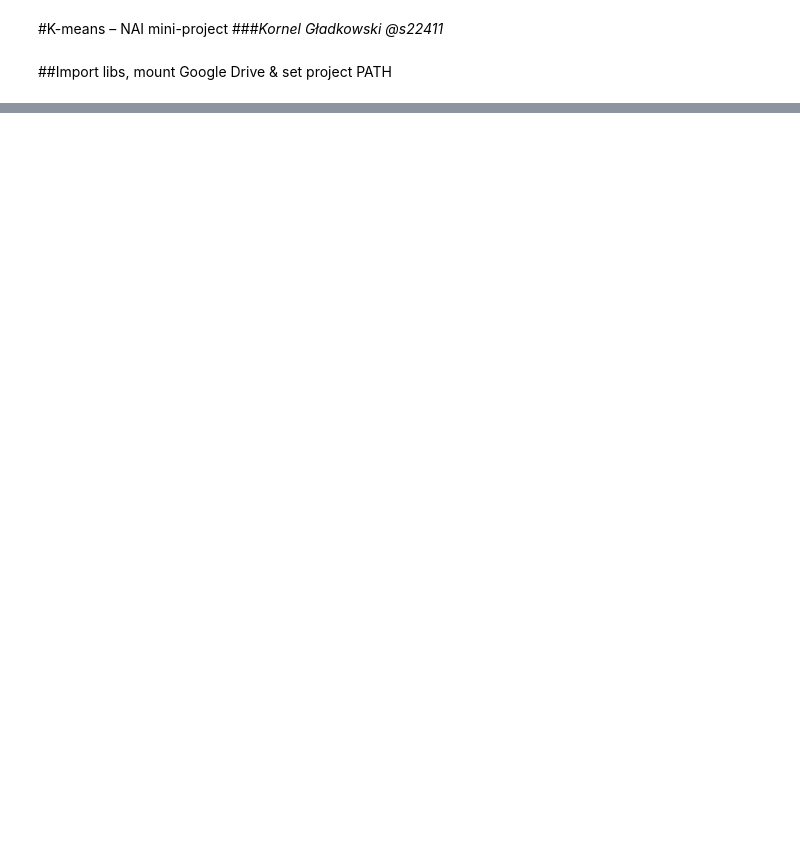
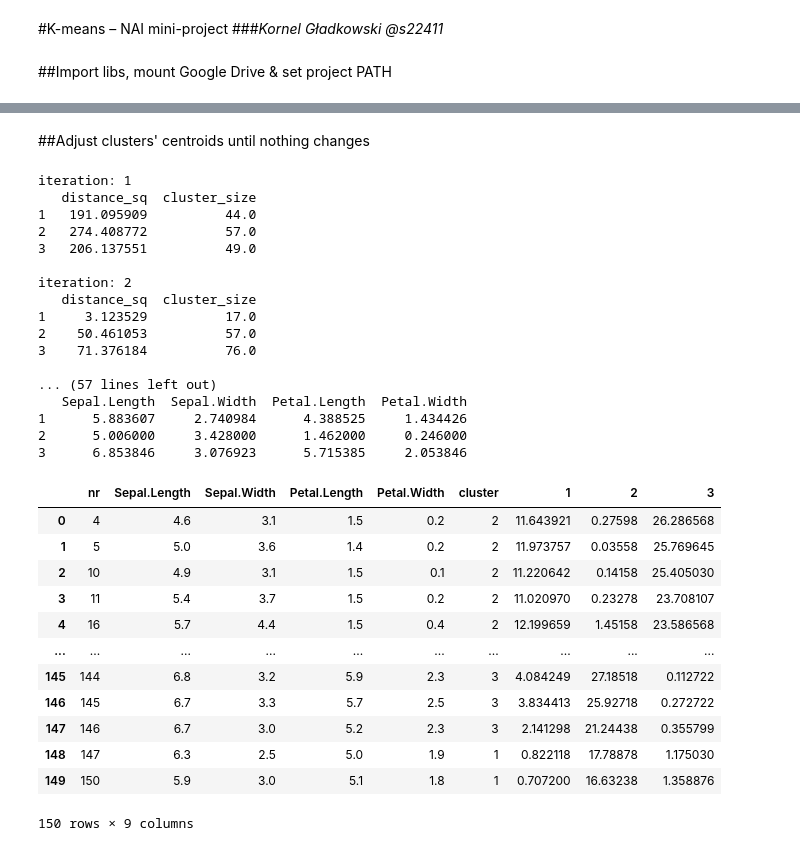
Before and after one commit to magladko/AI_Tools_algorithms, a Jupyter notebook: mpp4/mpp4.ipynb, the cells around one changed output, grey strips where cells are left out. Drawn from its saved outputs; the diff is of its cells as text; code cells hidden in the pictures; blank space fills up the shorter version.

```diff
--- a/mpp4/mpp4.ipynb
+++ b/mpp4/mpp4.ipynb
@@ -58,0 +104,67 @@ ValueError: ignored
+# %% [markdown]
+##Adjust clusters' centroids until nothing changes
+# %%
+distances_df = pd.DataFrame(data=np.NaN, index=list(range(1, k+1)), columns=['distance_sq','cluster_size'])
+iterations = 0
+any_distance_changed = True
+while any_distance_changed:
+    any_distance_changed = False
+
+    for i in range(1, k+1):
+        temp = calculate_centroid(train_df, i)
+        if temp is not None:
+            centroids.loc[i] = temp
+
+    for i in range(1, k+1):
+        dist = get_dist_sq(train_df.iloc[:, 1:-k-1], centroids.loc[i])
+        dist_with_cluster = train_df.join(dist).loc[:, ['cluster', 'sum']]
+
+        distances_df.loc[i]['distance_sq'] = dist_with_cluster[dist_with_cluster['cluster']==i]['sum'].sum()
+        distances_df.loc[i]['cluster_size'] = len(dist_with_cluster[dist_with_cluster['cluster']==i])
+
+        if not train_df[i].equals(dist):
+            # print(dist)
+            train_df[i] = dist
+            any_distance_changed = True
+
+    train_df["cluster"] = train_df.iloc[:, -k:].idxmin(axis=1)
+    iterations += 1
+    print("iteration:", iterations)
+    print(distances_df, end='\n\n')
+
+print()
+print("total iterations:", iterations)
+print("centroids:")
+print(centroids)
+train_df
+# %% [output]
+iteration: 1
+   distance_sq  cluster_size
+1   191.095909          44.0
+2   274.408772          57.0
+3   206.137551          49.0
+
+iteration: 2
+   distance_sq  cluster_size
+1     3.123529          17.0
+2    50.461053          57.0
+3    71.376184          76.0
+
+... (57 lines left out)
+   Sepal.Length  Sepal.Width  Petal.Length  Petal.Width
+1      5.883607     2.740984      4.388525     1.434426
+2      5.006000     3.428000      1.462000     0.246000
+3      6.853846     3.076923      5.715385     2.053846
+|  | nr | Sepal.Length | Sepal.Width | Petal.Length | Petal.Width | cluster | 1 | 2 | 3 |
+| 0 | 4 | 4.6 | 3.1 | 1.5 | 0.2 | 2 | 11.643921 | 0.27598 | 26.286568 |
+| 1 | 5 | 5.0 | 3.6 | 1.4 | 0.2 | 2 | 11.973757 | 0.03558 | 25.769645 |
+| 2 | 10 | 4.9 | 3.1 | 1.5 | 0.1 | 2 | 11.220642 | 0.14158 | 25.405030 |
+| 3 | 11 | 5.4 | 3.7 | 1.5 | 0.2 | 2 | 11.020970 | 0.23278 | 23.708107 |
+| 4 | 16 | 5.7 | 4.4 | 1.5 | 0.4 | 2 | 12.199659 | 1.45158 | 23.586568 |
+| ... | ... | ... | ... | ... | ... | ... | ... | ... | ... |
+| 145 | 144 | 6.8 | 3.2 | 5.9 | 2.3 | 3 | 4.084249 | 27.18518 | 0.112722 |
+| 146 | 145 | 6.7 | 3.3 | 5.7 | 2.5 | 3 | 3.834413 | 25.92718 | 0.272722 |
+| 147 | 146 | 6.7 | 3.0 | 5.2 | 2.3 | 3 | 2.141298 | 21.24438 | 0.355799 |
+| 148 | 147 | 6.3 | 2.5 | 5.0 | 1.9 | 1 | 0.822118 | 17.78878 | 1.175030 |
+| 149 | 150 | 5.9 | 3.0 | 5.1 | 1.8 | 1 | 0.707200 | 16.63238 | 1.358876 |
+150 rows × 9 columns
```
Also changed, not shown: parts of 18 cells of this notebook.
